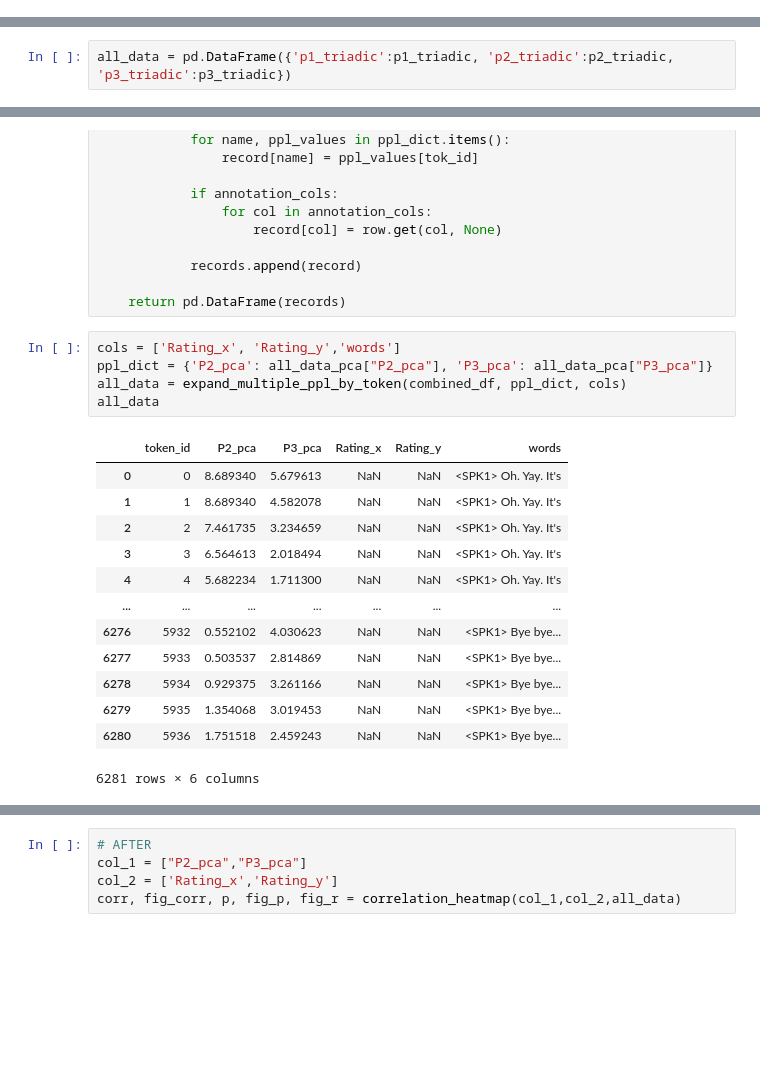
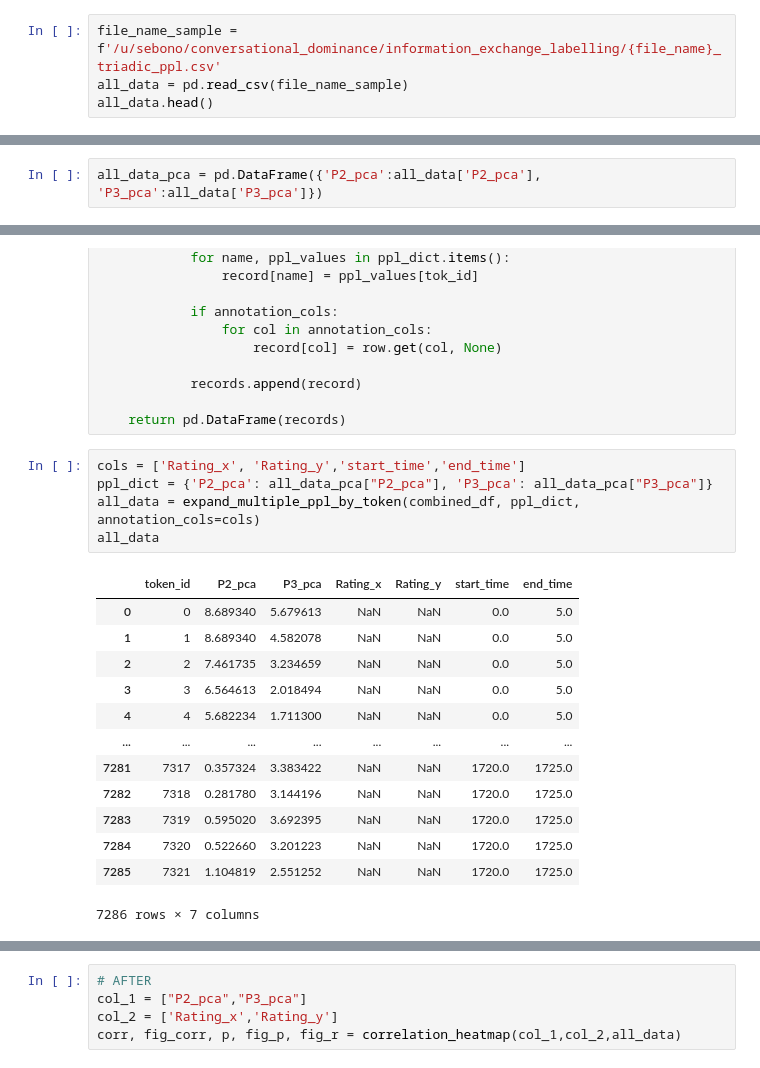
Before and after one commit to serenabono/conversational_dominance, a Jupyter notebook: notebooks/gpt2_ppl_engagement.ipynb, the cells around one changed output, grey strips where cells are left out. Drawn from its saved outputs; the diff is of its cells as text; blank space fills up the shorter version.

```diff
--- a/notebooks/gpt2_ppl_engagement.ipynb
+++ b/notebooks/gpt2_ppl_engagement.ipynb
@@ -90,0 +90,4 @@ p3_triadic = compute_p3(encodings, token_list, tokenizer, model, device, start_o
+# %%
+file_name_sample = f'/u/sebono/conversational_dominance/information_exchange_labelling/{file_name}_triadic_ppl.csv'
+all_data = pd.read_csv(file_name_sample)
+all_data.head()
@@ -98,5 +107,3 @@ corr, fig_corr, p, fig_p, fig_r = correlation_heatmap(col_1,col_1,all_data_pca)
-# %%
-all_data = pd.DataFrame({'p1_triadic':p1_triadic, 'p2_triadic':p2_triadic, 'p3_triadic':p3_triadic})
 # %%
 from sklearn.decomposition import PCA
 
@@ -125,0 +132,2 @@ data_full = pd.DataFrame({'p1':p1_triadic, 'p2':p2_triadic, 'p3':p3_triadic, 'p2
+# %%
+all_data_pca = pd.DataFrame({'P2_pca':all_data['P2_pca'], 'P3_pca':all_data['P3_pca']})
@@ -341,21 +399,21 @@ def expand_multiple_ppl_by_token(bin_df, ppl_dict, annotation_cols=None):
 
     return pd.DataFrame(records)
 # %%
-cols = ['Rating_x', 'Rating_y','words']
+cols = ['Rating_x', 'Rating_y','start_time','end_time']
 ppl_dict = {'P2_pca': all_data_pca["P2_pca"], 'P3_pca': all_data_pca["P3_pca"]}
-all_data = expand_multiple_ppl_by_token(combined_df, ppl_dict, cols)
+all_data = expand_multiple_ppl_by_token(combined_df, ppl_dict, annotation_cols=cols)
 all_data
 # %% [output]
-|  | token_id | P2_pca | P3_pca | Rating_x | Rating_y | words |
-| 0 | 0 | 8.689340 | 5.679613 | NaN | NaN | <SPK1> Oh. Yay. It's |
-| 1 | 1 | 8.689340 | 4.582078 | NaN | NaN | <SPK1> Oh. Yay. It's |
-| 2 | 2 | 7.461735 | 3.234659 | NaN | NaN | <SPK1> Oh. Yay. It's |
-| 3 | 3 | 6.564613 | 2.018494 | NaN | NaN | <SPK1> Oh. Yay. It's |
-| 4 | 4 | 5.682234 | 1.711300 | NaN | NaN | <SPK1> Oh. Yay. It's |
-| ... | ... | ... | ... | ... | ... | ... |
-| 6276 | 5932 | 0.552102 | 4.030623 | NaN | NaN | <SPK1> Bye bye... |
-| 6277 | 5933 | 0.503537 | 2.814869 | NaN | NaN | <SPK1> Bye bye... |
-| 6278 | 5934 | 0.929375 | 3.261166 | NaN | NaN | <SPK1> Bye bye... |
-| 6279 | 5935 | 1.354068 | 3.019453 | NaN | NaN | <SPK1> Bye bye... |
-| 6280 | 5936 | 1.751518 | 2.459243 | NaN | NaN | <SPK1> Bye bye... |
+|  | token_id | P2_pca | P3_pca | Rating_x | Rating_y | start_time | end_time |
+| 0 | 0 | 8.689340 | 5.679613 | NaN | NaN | 0.0 | 5.0 |
+| 1 | 1 | 8.689340 | 4.582078 | NaN | NaN | 0.0 | 5.0 |
+| 2 | 2 | 7.461735 | 3.234659 | NaN | NaN | 0.0 | 5.0 |
+| 3 | 3 | 6.564613 | 2.018494 | NaN | NaN | 0.0 | 5.0 |
+| 4 | 4 | 5.682234 | 1.711300 | NaN | NaN | 0.0 | 5.0 |
+| ... | ... | ... | ... | ... | ... | ... | ... |
+| 7281 | 7317 | 0.357324 | 3.383422 | NaN | NaN | 1720.0 | 1725.0 |
+| 7282 | 7318 | 0.281780 | 3.144196 | NaN | NaN | 1720.0 | 1725.0 |
+| 7283 | 7319 | 0.595020 | 3.692395 | NaN | NaN | 1720.0 | 1725.0 |
+| 7284 | 7320 | 0.522660 | 3.201223 | NaN | NaN | 1720.0 | 1725.0 |
+| 7285 | 7321 | 1.104819 | 2.551252 | NaN | NaN | 1720.0 | 1725.0 |
-6281 rows × 6 columns
+7286 rows × 7 columns
```
Also changed, not shown: parts of 38 cells of this notebook, 6 other files.
